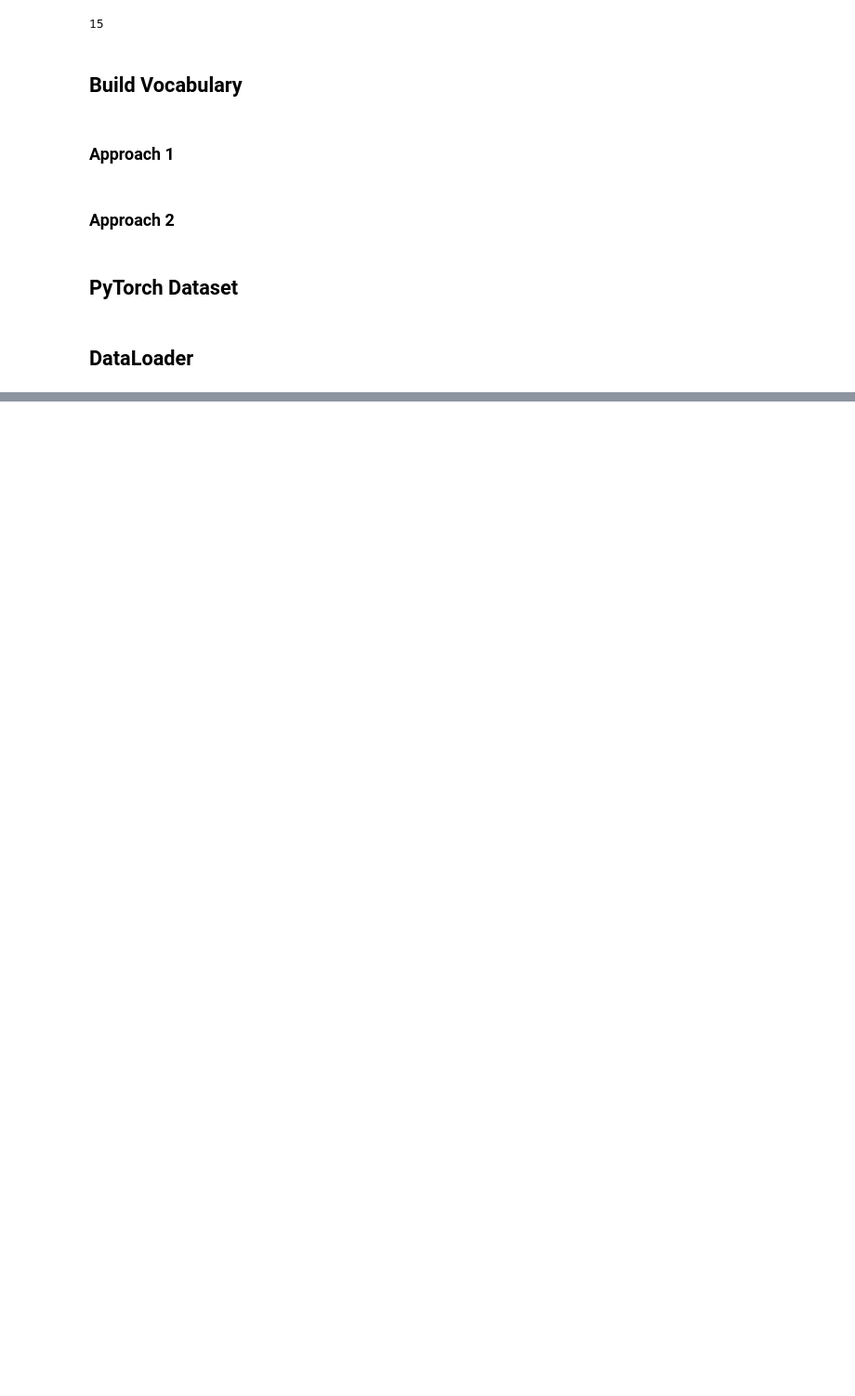
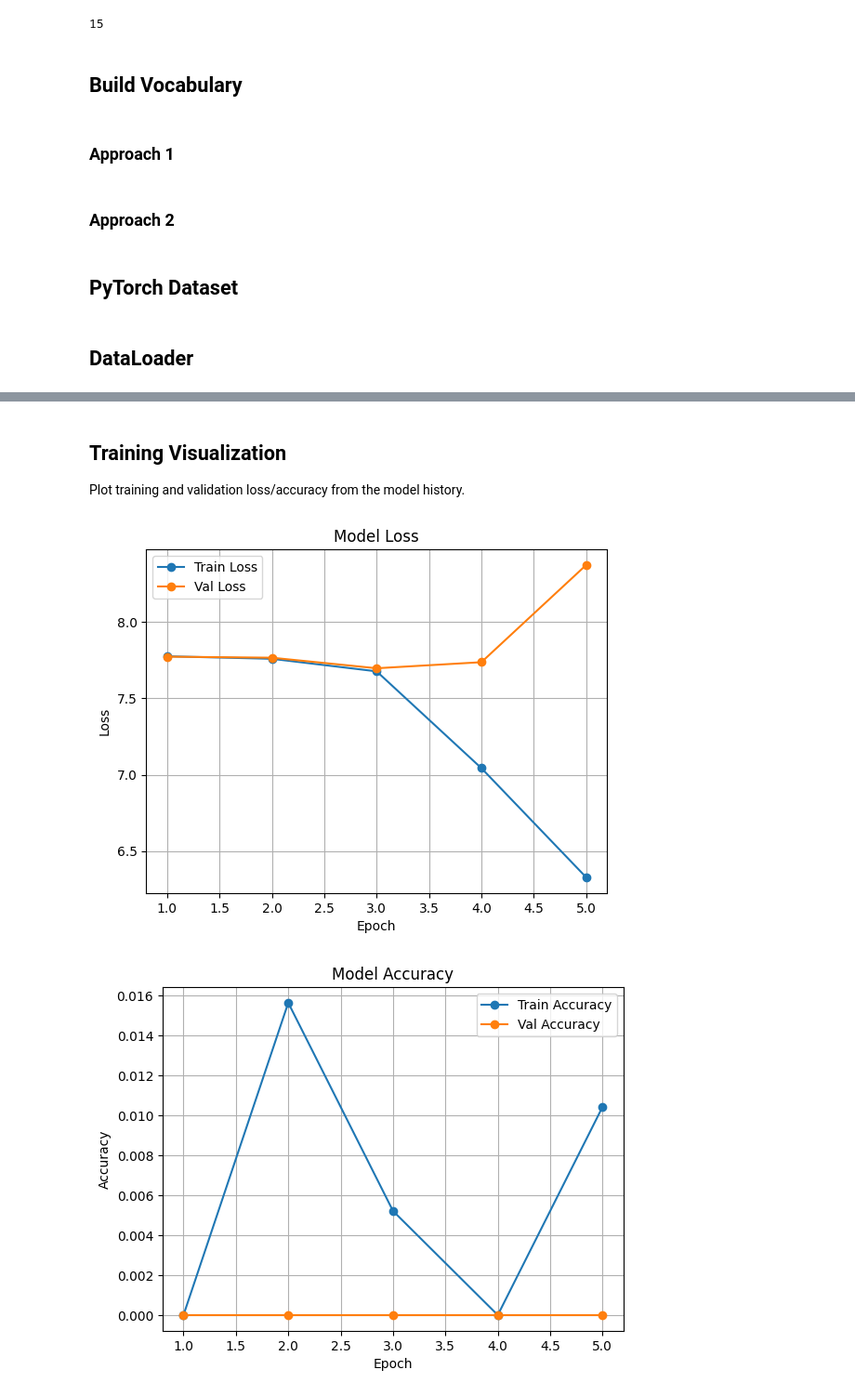
Before and after one commit to Raed108/NLP-Project, a Jupyter notebook: ms2.ipynb, the cells around one changed output, grey strips where cells are left out. Shown at 93% size. Cells and saved outputs as stored; diff of their text form; code cells hidden in the pictures; blank space fills up the shorter version.

Commit message:
initial Bi-lstm model logic

```diff
--- a/ms2.ipynb
+++ b/ms2.ipynb
@@ -141,7 +141,7 @@ for item in data:
 ### Approach 2
 # %%
 tokenizer = Tokenizer(
-    num_words=20000,
+    num_words=2390,
     split=' ',
     char_level=False,
     oov_token="<OOV>"
@@ -279,0 +389,17 @@ loader = DataLoader(dataset, batch_size=32, shuffle=True)
+# %%
+# Train the model
+from tensorflow.keras.callbacks import EarlyStopping
+early_stop = EarlyStopping(
+    monitor='val_loss',
+    patience=2,
+    restore_best_weights=True
+)
+
+history = model.fit(
+    [q_train, c_train],   # 👈 two inputs here
+    y_train,
+    epochs=10,
+    validation_data=([q_test, c_test], y_test),
+    batch_size=32,
+    callbacks=[early_stop]
+)
@@ -279,0 +417,46 @@ loader = DataLoader(dataset, batch_size=32, shuffle=True)
+# %% [markdown]
+## Training Visualization
+Plot training and validation loss/accuracy from the model history.
+# %%
+%matplotlib inline
+import matplotlib.pyplot as plt
+
+hist = history.history
+
+train_loss = hist['loss']
+val_loss = hist.get('val_loss', [])
+train_acc = hist['accuracy']
+val_acc = hist.get('val_accuracy', [])
+
+epochs = range(1, len(train_loss) + 1)
+
+# -------- Loss --------
+plt.figure()
+plt.plot(epochs, train_loss, marker='o', label='Train Loss')
+if val_loss:
+    plt.plot(epochs, val_loss, marker='o', label='Val Loss')
+
+plt.title('Model Loss')
+plt.xlabel('Epoch')
+plt.ylabel('Loss')
+plt.legend()
+plt.grid(True)
+
+plt.show()
+
+# -------- Accuracy --------
+plt.figure()
+plt.plot(epochs, train_acc, marker='o', label='Train Accuracy')
+if val_acc:
+    plt.plot(epochs, val_acc, marker='o', label='Val Accuracy')
+
+plt.title('Model Accuracy')
+plt.xlabel('Epoch')
+plt.ylabel('Accuracy')
+plt.legend()
+plt.grid(True)
+
+plt.show()
+# %% [output]
+[figure, added]
+[figure, added]
```
Also changed, not shown: parts of 11 cells of this notebook.
